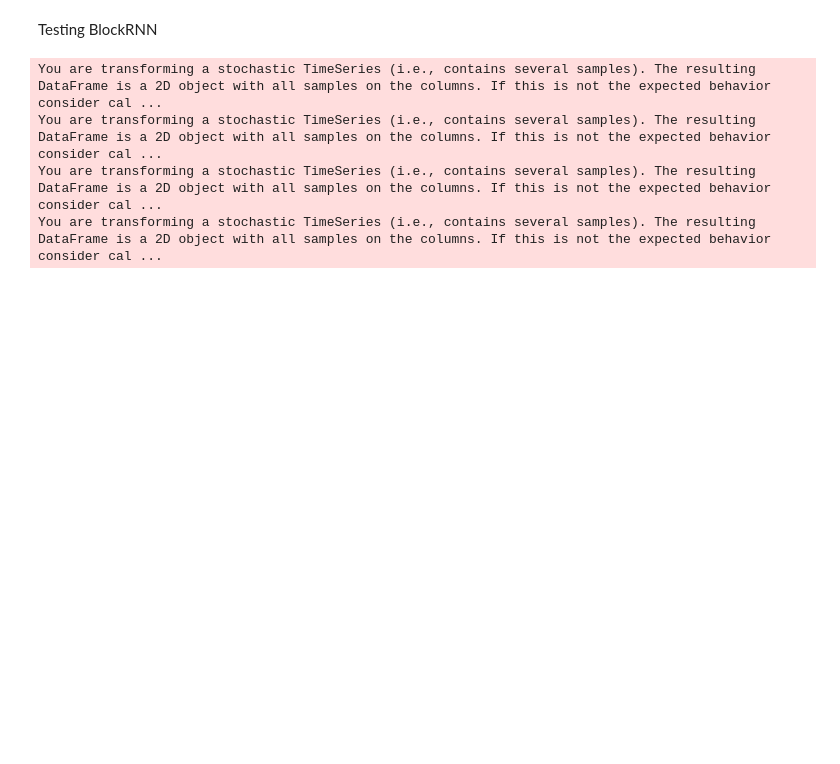
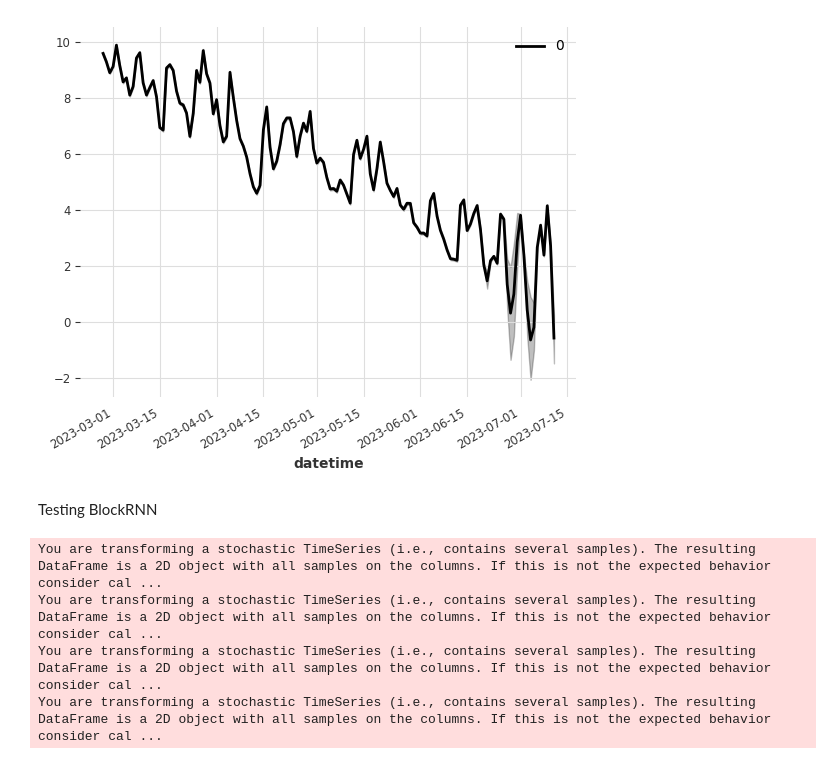
Before and after one commit to boettiger-lab/neon4cast-darts-submit, a Jupyter notebook: test.ipynb, the cells around one changed output. Cells and saved outputs as stored; diff of their text form; code cells hidden in the pictures; blank space fills up the shorter version.

```diff
--- a/test.ipynb
+++ b/test.ipynb
@@ -27,0 +314,3 @@ targets
+# %%
+test_preprocessor = TimeSeriesPreprocessor()
+test_preprocessor.preprocess_data("ARIK")
@@ -28,3 +322,23 @@ targets
+# %%
+block_rnn_forecaster = BaseForecaster(model="BlockRNN",
+                                      target_variable_column_name="oxygen",
+                                      data_preprocessor=test_preprocessor,
+                                      datetime_column_name="datetime",
+                                      covariates_names=["air_tmp", "chla", "temperature"],
+                                      output_csv_name="trash.csv",
+                                      validation_split_date="2023-02-26",
+                                      model_hyperparameters={'input_chunk_length': 180,
+                                                             'hidden_dim': 64,
+                                                             'model': 'GRU',
+                                                             'n_rnn_layers': 3},
+                                     forecast_horizon=30,
+                                     site_id="ARIK")
+# %%
+plt.clf()
+block_rnn_forecaster.validation_set.plot()
+plt.show()
+# %% [output]
+[figure, added]
 # %% [markdown]
 Testing BlockRNN
 # %%
```
Also changed, not shown: parts of 5 cells of this notebook.
